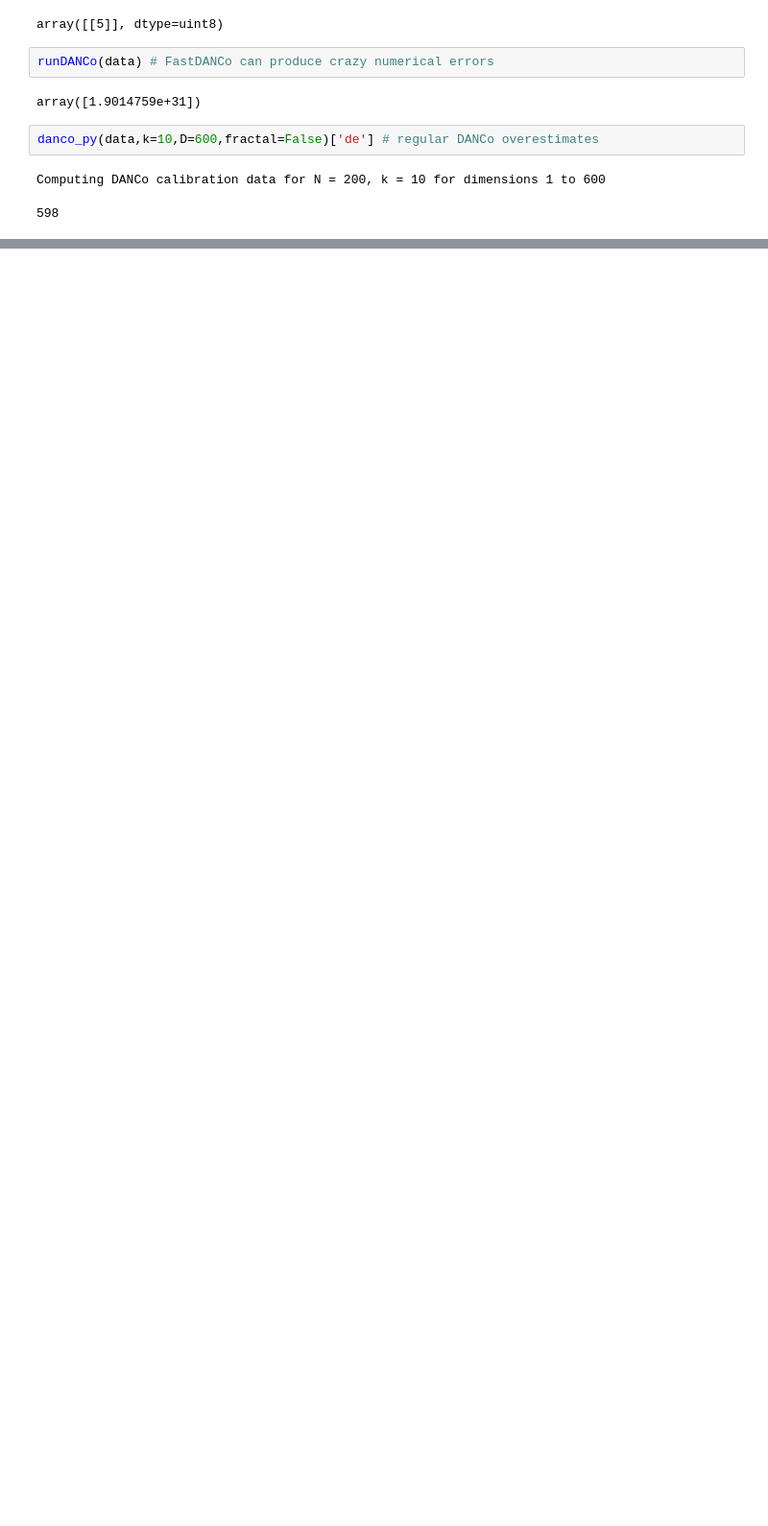
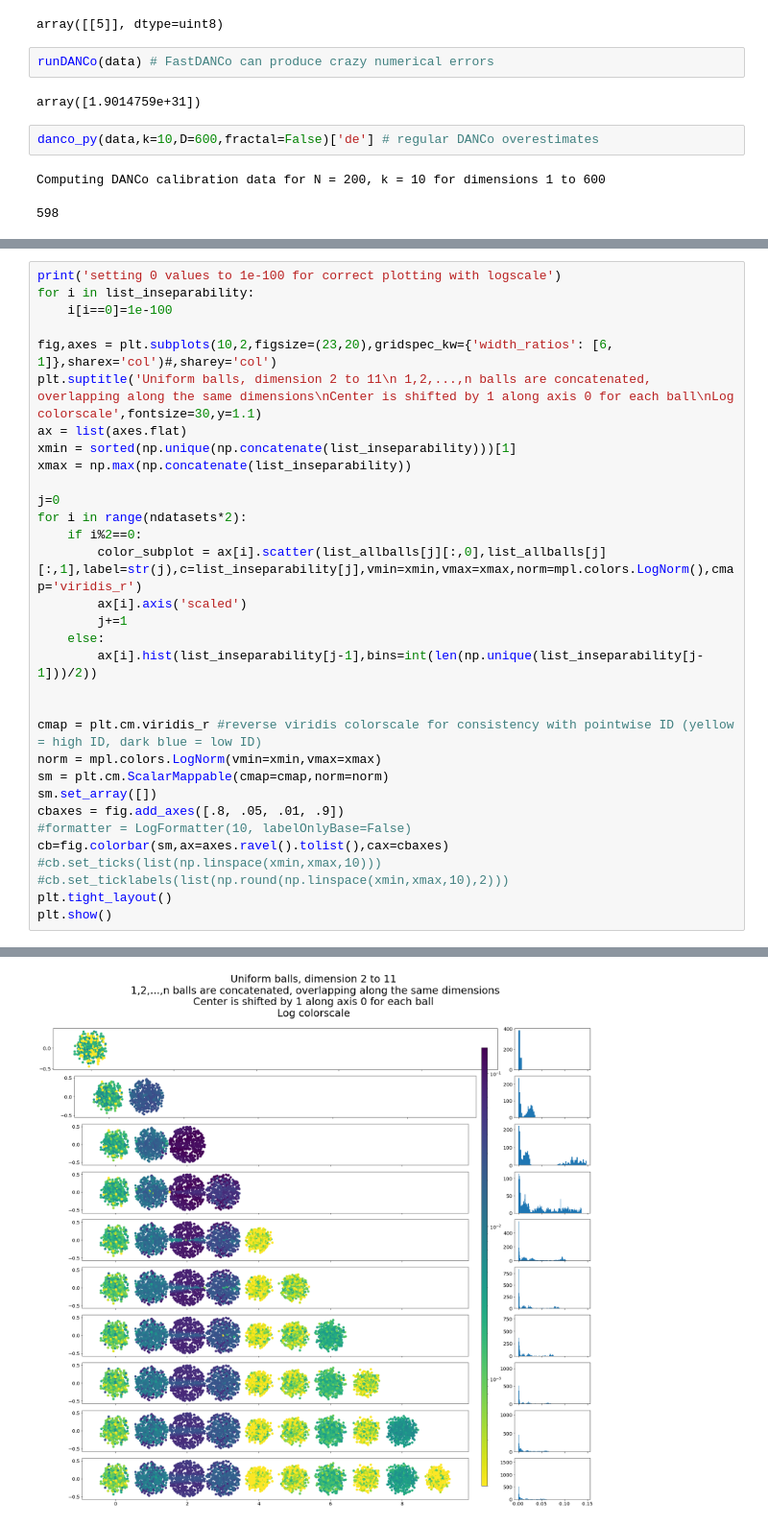
Before and after one commit to j-bac/id-concentration, a Jupyter notebook: notebooks/Test-separability-basics.ipynb, the cells around one changed output, grey strips where cells are left out. Shown at 96% size. Saved outputs shown, nothing was run; the diff lists cells and outputs as text; blank space fills up the shorter version.

```diff
--- a/notebooks/Test-separability-basics.ipynb
+++ b/notebooks/Test-separability-basics.ipynb
@@ -300,0 +432,33 @@ SeparabilityAnalysis(data,alphas=np.arange(.1,.3,.001)[None]) # separability ove
+# %%
+print('setting 0 values to 1e-100 for correct plotting with logscale')
+for i in list_inseparability:
+    i[i==0]=1e-100
+
+fig,axes = plt.subplots(10,2,figsize=(23,20),gridspec_kw={'width_ratios': [6, 1]},sharex='col')#,sharey='col')
+plt.suptitle('Uniform balls, dimension 2 to 11\n 1,2,...,n balls are concatenated, overlapping along the same dimensions\nCenter is shifted by 1 along axis 0 for each ball\nLog colorscale',fontsize=30,y=1.1)
+ax = list(axes.flat)
+xmin = sorted(np.unique(np.concatenate(list_inseparability)))[1]
+xmax = np.max(np.concatenate(list_inseparability))
+
+j=0
+for i in range(ndatasets*2):
+    if i%2==0:
+        color_subplot = ax[i].scatter(list_allballs[j][:,0],list_allballs[j][:,1],label=str(j),c=list_inseparability[j],vmin=xmin,vmax=xmax,norm=mpl.colors.LogNorm(),cmap='viridis_r')
+        ax[i].axis('scaled')
+        j+=1
+    else:
+        ax[i].hist(list_inseparability[j-1],bins=int(len(np.unique(list_inseparability[j-1]))/2))
+
+
+cmap = plt.cm.viridis_r #reverse viridis colorscale for consistency with pointwise ID (yellow = high ID, dark blue = low ID)
+norm = mpl.colors.LogNorm(vmin=xmin,vmax=xmax)
+sm = plt.cm.ScalarMappable(cmap=cmap,norm=norm)
+sm.set_array([])
+cbaxes = fig.add_axes([.8, .05, .01, .9])
+#formatter = LogFormatter(10, labelOnlyBase=False)
+cb=fig.colorbar(sm,ax=axes.ravel().tolist(),cax=cbaxes)
+#cb.set_ticks(list(np.linspace(xmin,xmax,10)))
+#cb.set_ticklabels(list(np.round(np.linspace(xmin,xmax,10),2)))
+plt.tight_layout()
+plt.show()
+# %% [output]
@@ -300,0 +466 @@ SeparabilityAnalysis(data,alphas=np.arange(.1,.3,.001)[None]) # separability ove
+[figure, added]
```
Also changed, not shown: parts of 23 cells of this notebook, 4 other files.
